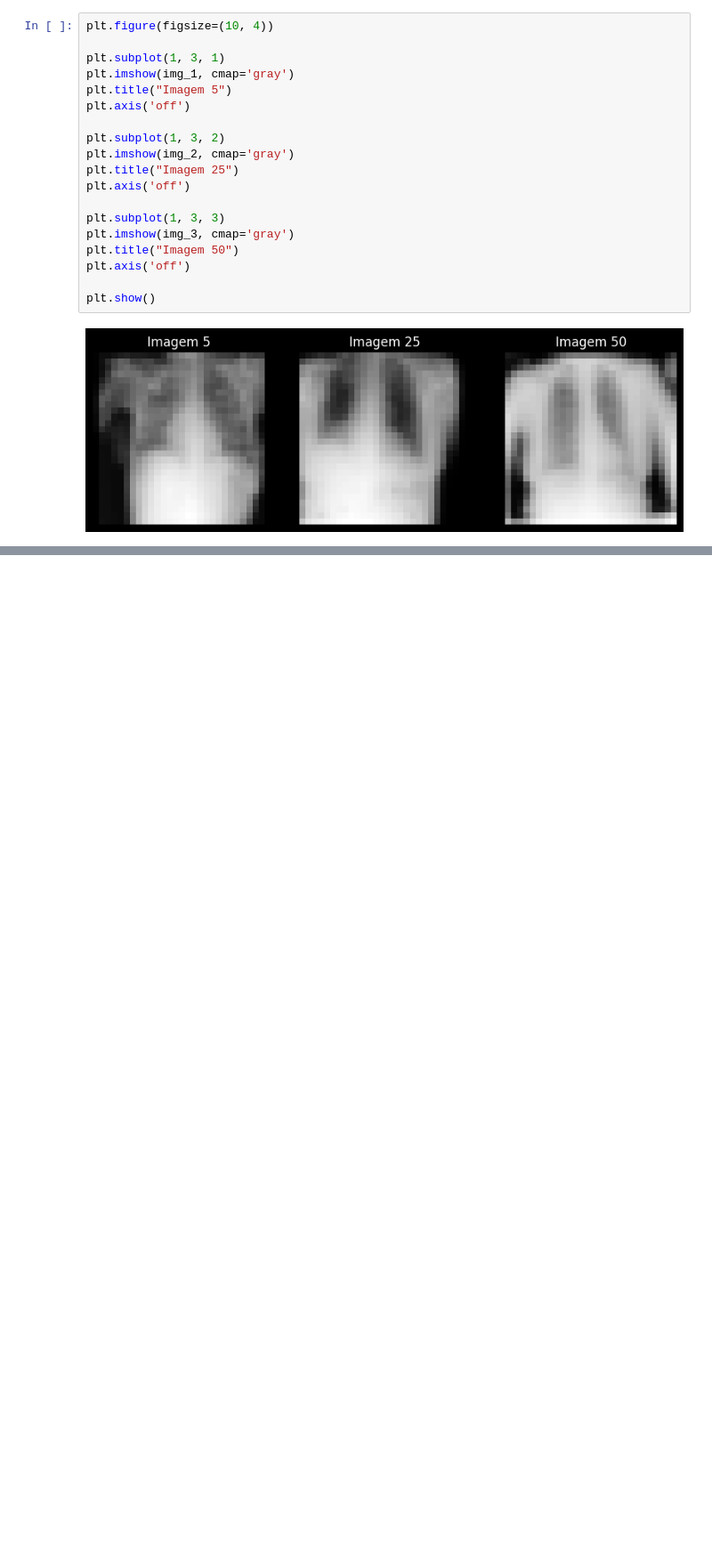
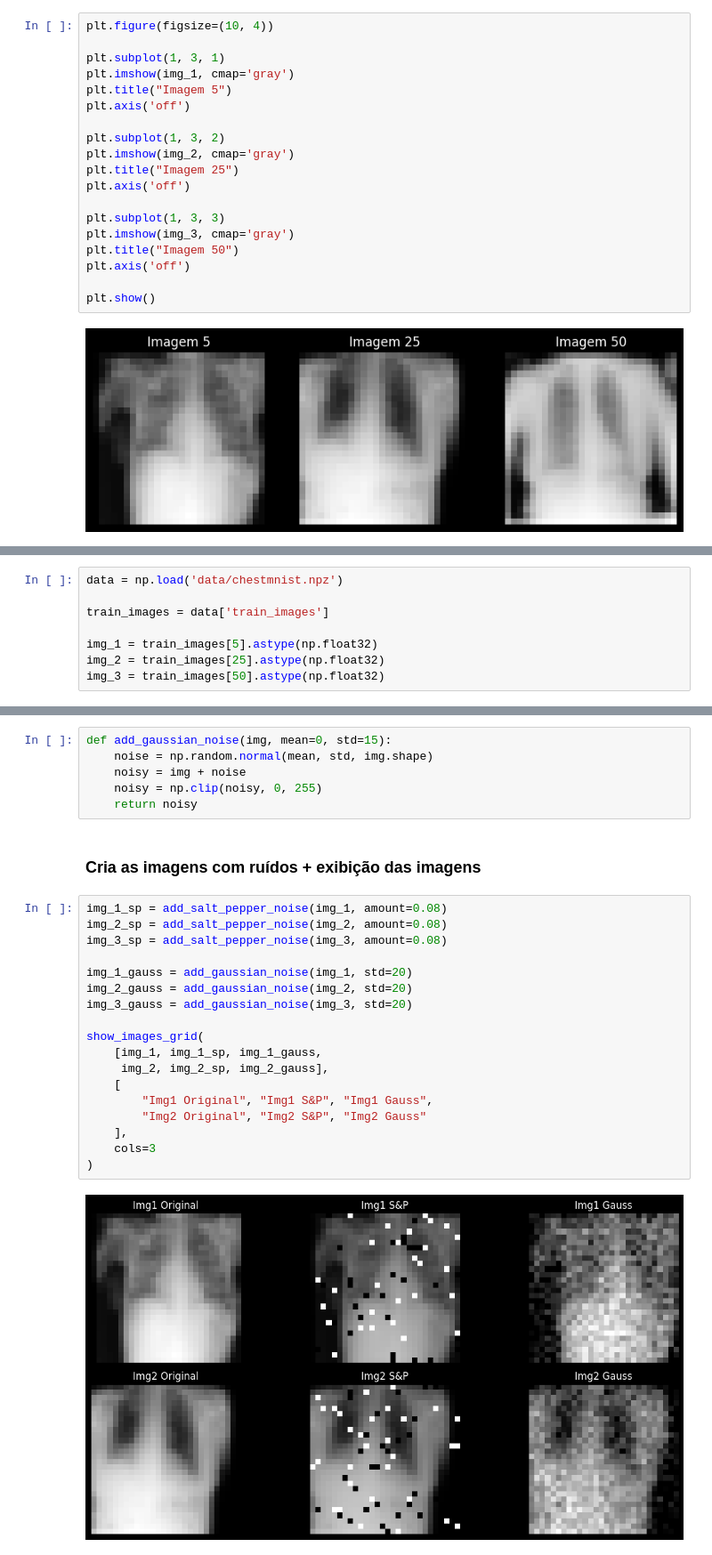
Before and after one commit to pedrxbro/digital-image-processing, a Jupyter notebook: medical-image-processing-pipeline/main.ipynb, the cells around one changed output, grey strips where cells are left out. Shown at 89% size. Cells and saved outputs as stored; diff of their text form; blank space fills up the shorter version.

Commit message:
feat:image preparation

```diff
--- a/medical-image-processing-pipeline/main.ipynb
+++ b/medical-image-processing-pipeline/main.ipynb
@@ -56,0 +84,8 @@ plt.show()
+# %%
+data = np.load('data/chestmnist.npz')
+
+train_images = data['train_images']
+
+img_1 = train_images[5].astype(np.float32)
+img_2 = train_images[25].astype(np.float32)
+img_3 = train_images[50].astype(np.float32)
@@ -56,0 +119,28 @@ plt.show()
+# %%
+def add_gaussian_noise(img, mean=0, std=15):
+    noise = np.random.normal(mean, std, img.shape)
+    noisy = img + noise
+    noisy = np.clip(noisy, 0, 255)
+    return noisy
+# %% [markdown]
+### Cria as imagens com ruídos + exibição das imagens
+# %%
+img_1_sp = add_salt_pepper_noise(img_1, amount=0.08)
+img_2_sp = add_salt_pepper_noise(img_2, amount=0.08)
+img_3_sp = add_salt_pepper_noise(img_3, amount=0.08)
+
+img_1_gauss = add_gaussian_noise(img_1, std=20)
+img_2_gauss = add_gaussian_noise(img_2, std=20)
+img_3_gauss = add_gaussian_noise(img_3, std=20)
+
+show_images_grid(
+    [img_1, img_1_sp, img_1_gauss,
+     img_2, img_2_sp, img_2_gauss],
+    [
+        "Img1 Original", "Img1 S&P", "Img1 Gauss",
+        "Img2 Original", "Img2 S&P", "Img2 Gauss"
+    ],
+    cols=3
+)
+# %% [output]
+[figure, added]
```
Also changed, not shown: parts of 7 cells of this notebook, 1 other file.
